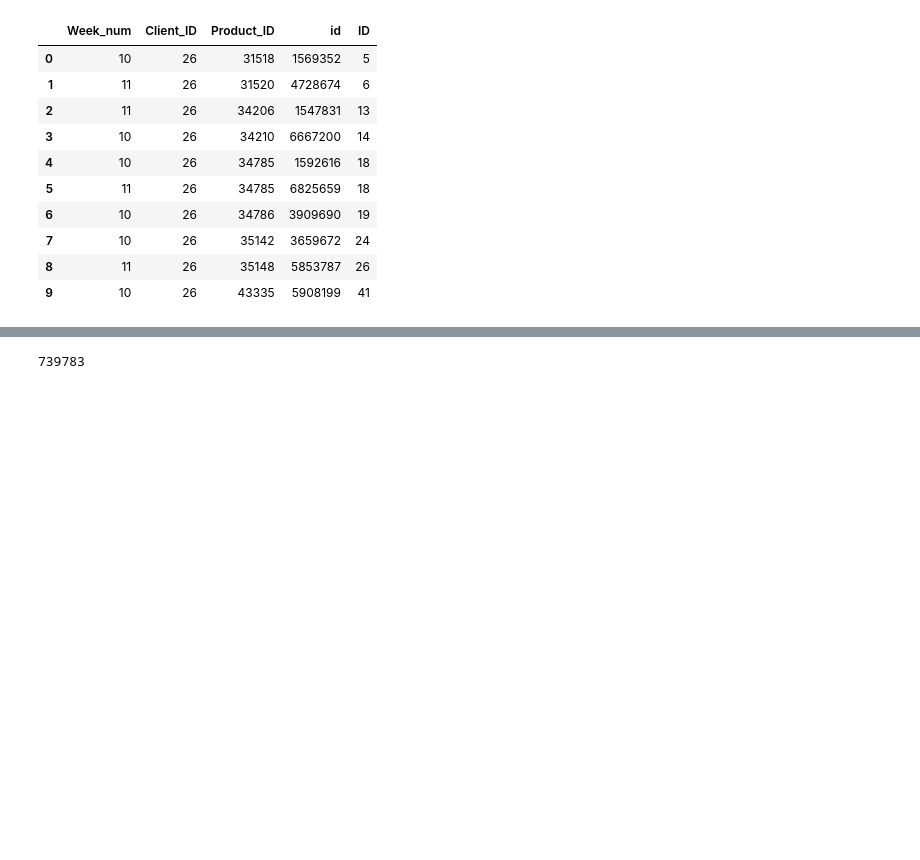
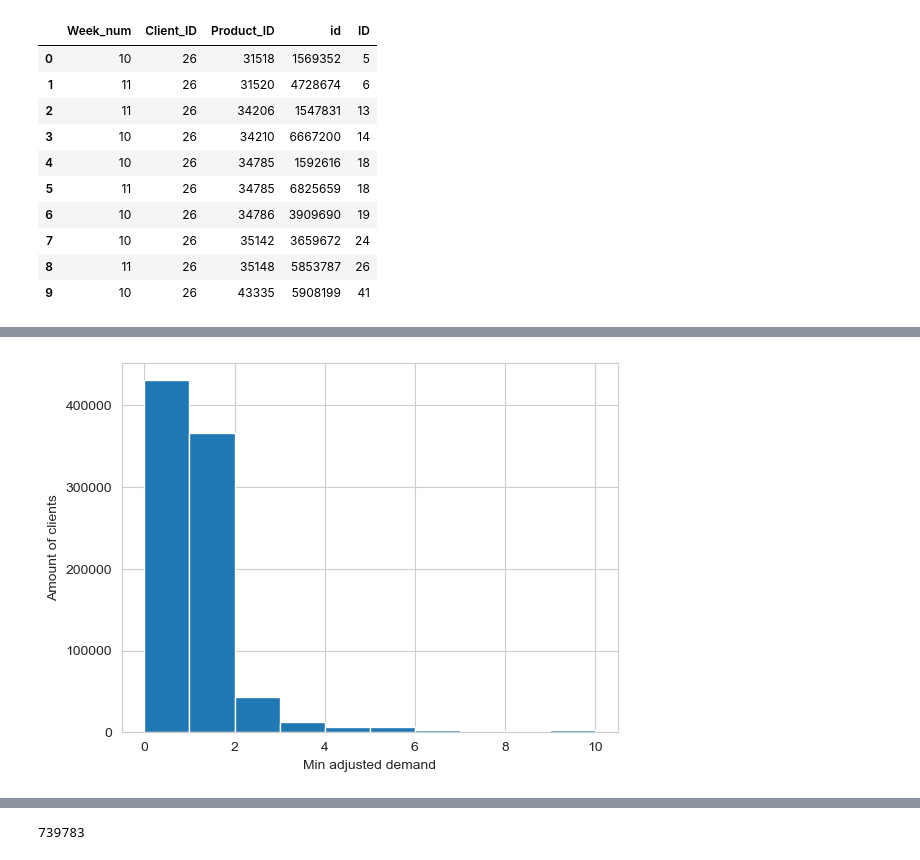
Before and after one commit to ElliotBlackstone/EWinter25_Product_Inventory, a Jupyter notebook: bakery_LR.ipynb, the cells around one changed output, grey strips where cells are left out. Saved outputs shown, nothing was run; the diff lists cells and outputs as text; code cells hidden in the pictures; blank space fills up the shorter version.

```diff
--- a/bakery_LR.ipynb
+++ b/bakery_LR.ipynb
@@ -102,0 +245,9 @@ test.head(10)
+# %%
+plt.hist(client_stats['adj_dem_min'], bins=np.linspace(0,10,11))
+
+plt.xlabel("Min adjusted demand")
+plt.ylabel("Amount of clients")
+
+plt.show()
+# %% [output]
+[figure, added]
```
Also changed, not shown: parts of 23 cells of this notebook, 1 other file.
